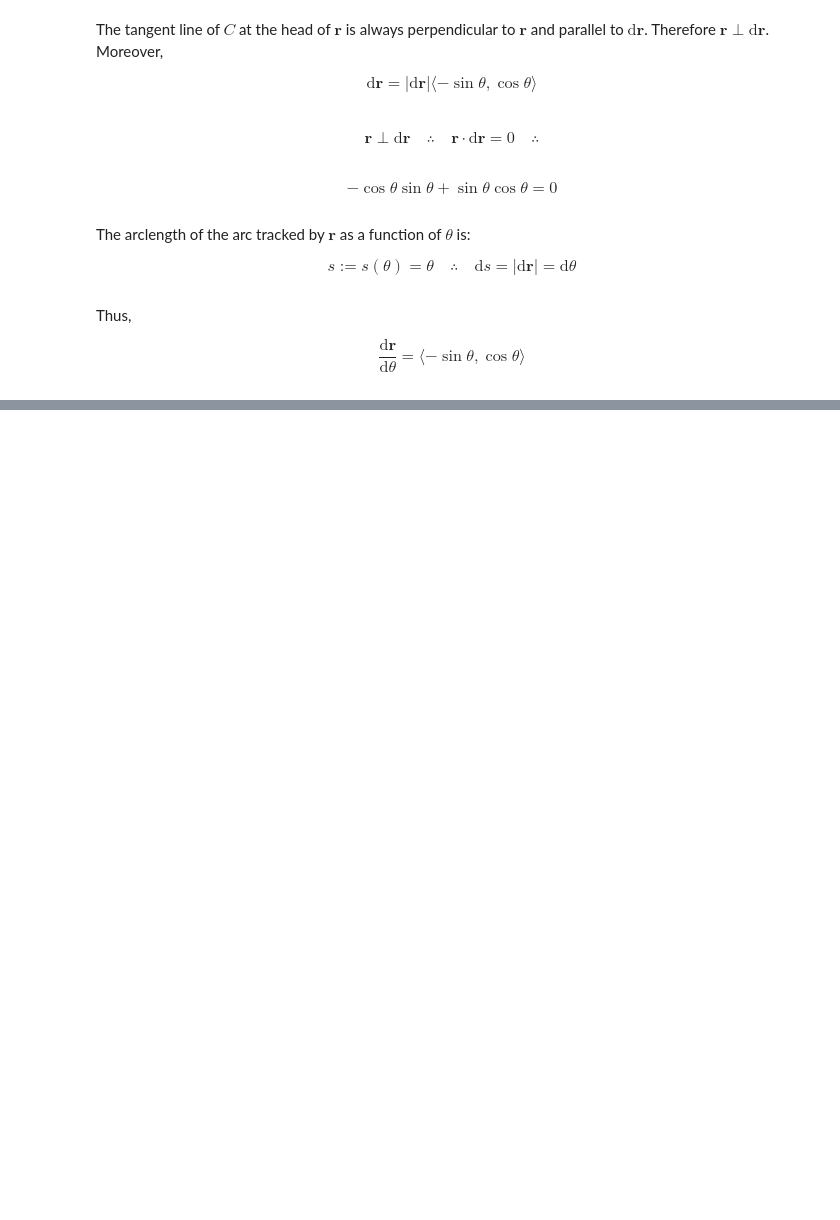
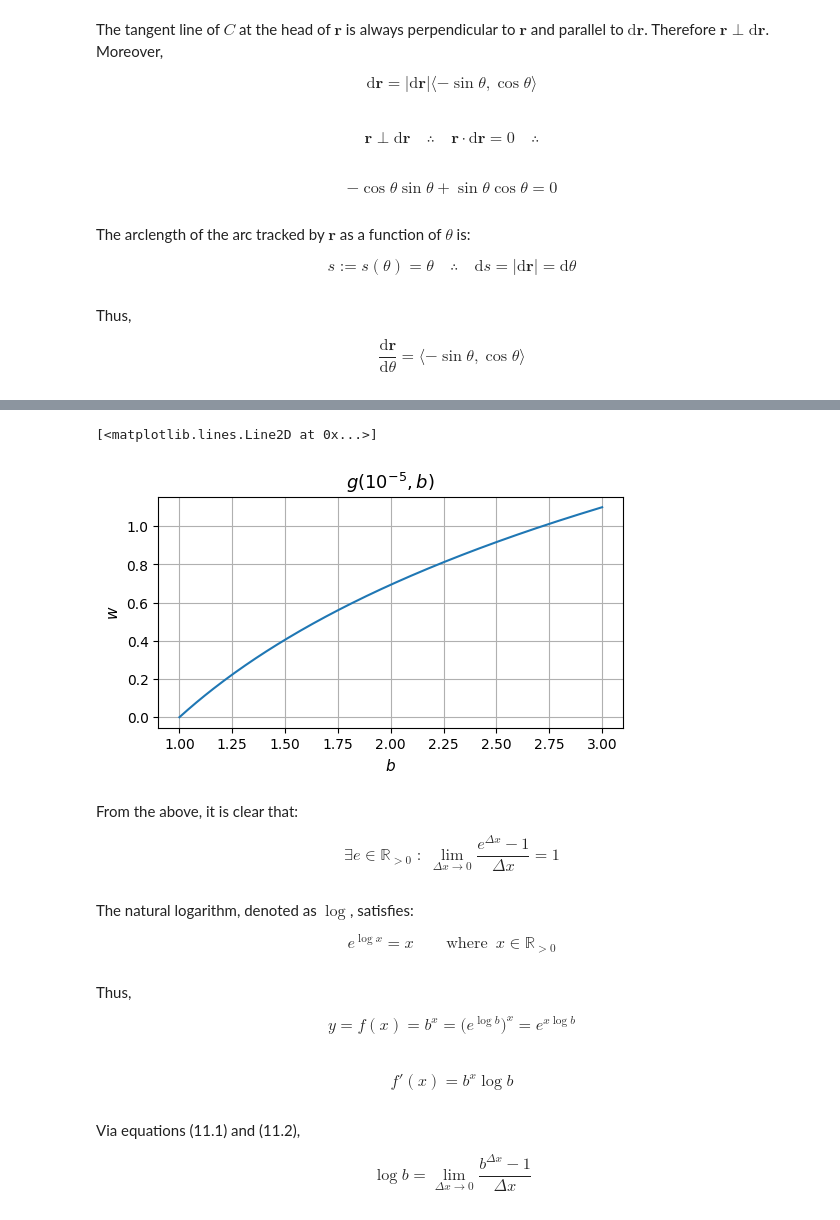
Before and after one commit to jordandll/Calculus, a Jupyter notebook: Derivatives.ipynb, the cells around one changed output, grey strips where cells are left out. Saved outputs shown, nothing was run; the diff lists cells and outputs as text; code cells hidden in the pictures; blank space fills up the shorter version.

```diff
--- a/Derivatives.ipynb
+++ b/Derivatives.ipynb
@@ -186,0 +260,35 @@ $$ \frac{\mathrm{d}\mathbf{r}}{\mathrm{d}\theta} = \langle -\sin\theta,\cos\thet
+# %%
+b = np.linspace(1,3,num=200)
+x = 1e-5
+g = (b**x-1)/x
+
+fig, ax = plt.subplots(figsize=(6,3))
+ax.set_title(r'$g(10^{-5},b)$',size=13)
+ax.set_xlabel(r'$b$',size=11)
+ax.set_ylabel(r'$w$',size=11)
+ax.grid()
+
+ax.plot(b,g)
+# %% [output]
+[<matplotlib.lines.Line2D at 0x...>]
+[figure, added]
+# %% [markdown]
+From the above, it is clear that:
+
+$$ \exists e \in \mathbb{R}_{>0} \;:\; \lim_{\Delta x\to 0}\frac{e^{\Delta x}-1}{\Delta x } = 1$$
+# %% [markdown]
+The natural logarithm, denoted as $\log$, satisfies:
+
+$$ e^{\log x} = x \quad\quad\text{where }\, x\in\mathbb{R}_{> 0}$$
+# %% [markdown]
+Thus,
+
+$$ y = f(x) = b^x = \big(e^{\log b}\big)^x = e^{x\log b}$$
+# %% [markdown]
+\begin{equation}\tag{11.2}
+    f'(x) = b^x\log b
+\end{equation}
+# %% [markdown]
+Via equations (11.1) and (11.2),
+
+$$ \log b = \lim_{\Delta x\to 0}\frac{b^{\Delta x} - 1}{\Delta x}$$
```
Also changed, not shown: parts of 25 cells of this notebook.
